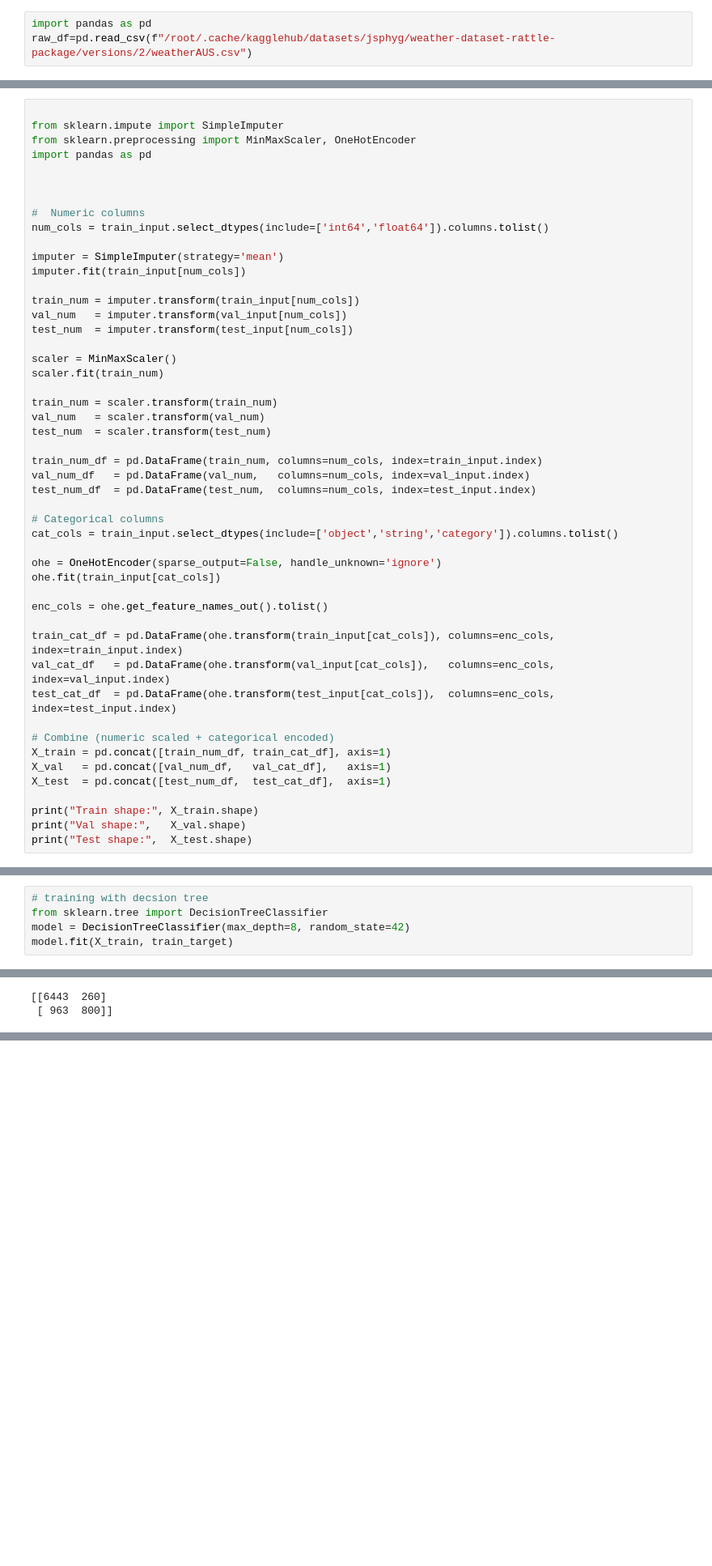
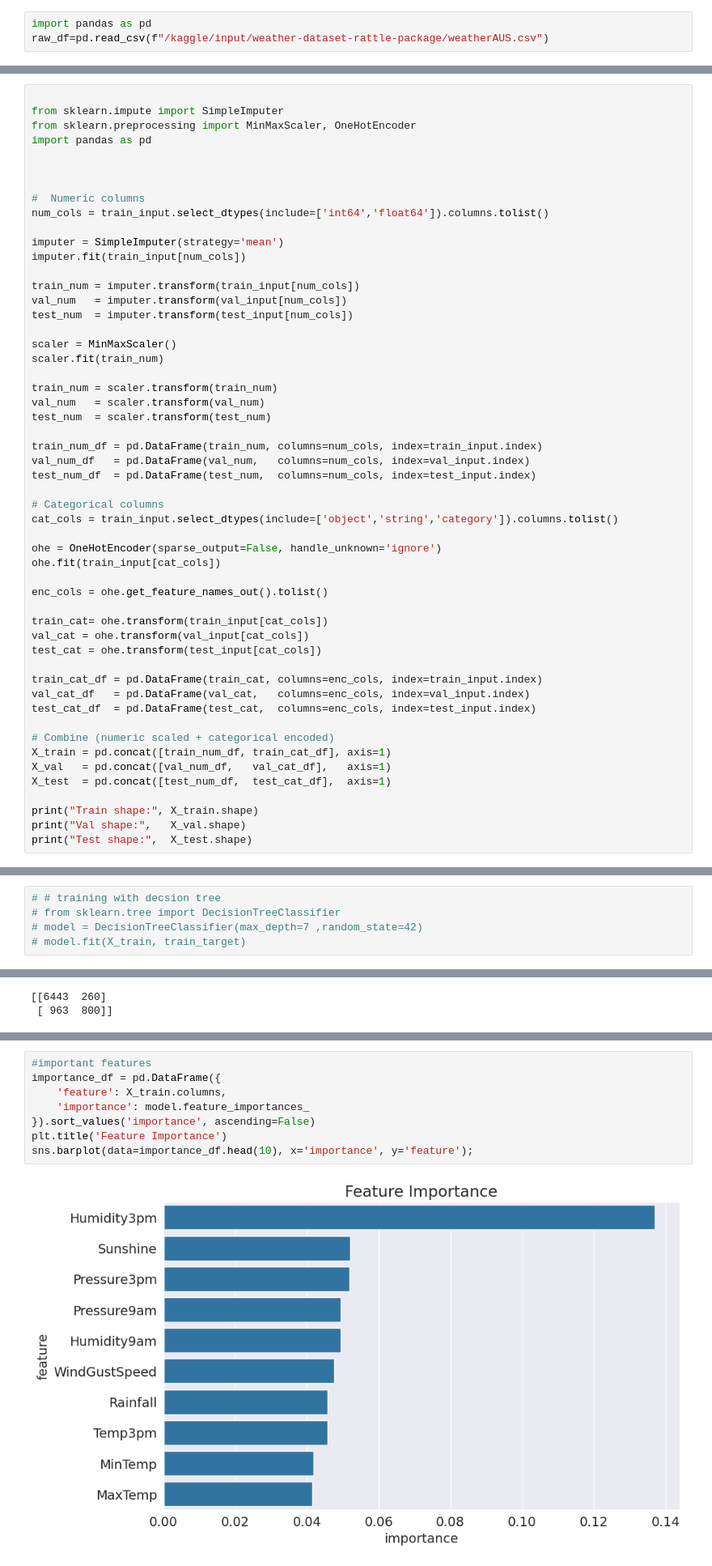
Before and after one commit to NandakrishnanR/Kaggle_projects, a Jupyter notebook: DecisionTree&randomforest.ipynb, the cells around one changed output, grey strips where cells are left out. Shown at 81% size. Cells and saved outputs as stored; diff of their text form; blank space fills up the shorter version.

```diff
--- a/DecisionTree&randomforest.ipynb
+++ b/DecisionTree&randomforest.ipynb
@@ -12,7 +12,7 @@ Using Colab cache for faster access to the 'weather-dataset-rattle-package' data
 Path to dataset files: /kaggle/input/weather-dataset-rattle-package
 # %%
 import pandas as pd
-raw_df=pd.read_csv(f"/root/.cache/kagglehub/datasets/jsphyg/weather-dataset-rattle-package/versions/2/weatherAUS.csv")
+raw_df=pd.read_csv(f"/kaggle/input/weather-dataset-rattle-package/weatherAUS.csv")
 # %%
 import matplotlib.pyplot as plt
 import seaborn as sns
@@ -121,9 +121,13 @@ ohe.fit(train_input[cat_cols])
 
 enc_cols = ohe.get_feature_names_out().tolist()
 
-train_cat_df = pd.DataFrame(ohe.transform(train_input[cat_cols]), columns=enc_cols, index=train_input.index)
-val_cat_df   = pd.DataFrame(ohe.transform(val_input[cat_cols]),   columns=enc_cols, index=val_input.index)
-test_cat_df  = pd.DataFrame(ohe.transform(test_input[cat_cols]),  columns=enc_cols, index=test_input.index)
+train_cat= ohe.transform(train_input[cat_cols])
+val_cat = ohe.transform(val_input[cat_cols])
+test_cat = ohe.transform(test_input[cat_cols])
+
+train_cat_df = pd.DataFrame(train_cat, columns=enc_cols, index=train_input.index)
+val_cat_df   = pd.DataFrame(val_cat,   columns=enc_cols, index=val_input.index)
+test_cat_df  = pd.DataFrame(test_cat,  columns=enc_cols, index=test_input.index)
 
 # Combine (numeric scaled + categorical encoded)
 X_train = pd.concat([train_num_df, train_cat_df], axis=1)
@@ -138,7 +142,7 @@ Train shape: (116219, 119)
 Val shape: (17508, 119)
 Test shape: (8466, 119)
 # %%
-# training with decsion tree
-from sklearn.tree import DecisionTreeClassifier
-model = DecisionTreeClassifier(max_depth=8, random_state=42)
-model.fit(X_train, train_target)
+# # training with decsion tree
+# from sklearn.tree import DecisionTreeClassifier
+# model = DecisionTreeClassifier(max_depth=7 ,random_state=42)
+# model.fit(X_train, train_target)
@@ -221,3 +238,13 @@ Accuracy: 0.8205 Precision: 0.883 Recall: 0.2869 F1: 0.4331 ROC-AUC: 0.8705
 
 TEST
 Accuracy: 0.8343 Precision: 0.875 Recall: 0.2382 F1: 0.3745 ROC-AUC: 0.8724
+# %%
+#important features
+importance_df = pd.DataFrame({
+    'feature': X_train.columns,
+    'importance': model.feature_importances_
+}).sort_values('importance', ascending=False)
+plt.title('Feature Importance')
+sns.barplot(data=importance_df.head(10), x='importance', y='feature');
+# %% [output]
+[figure, added]
```
Also changed, not shown: parts of 7 cells of this notebook.
